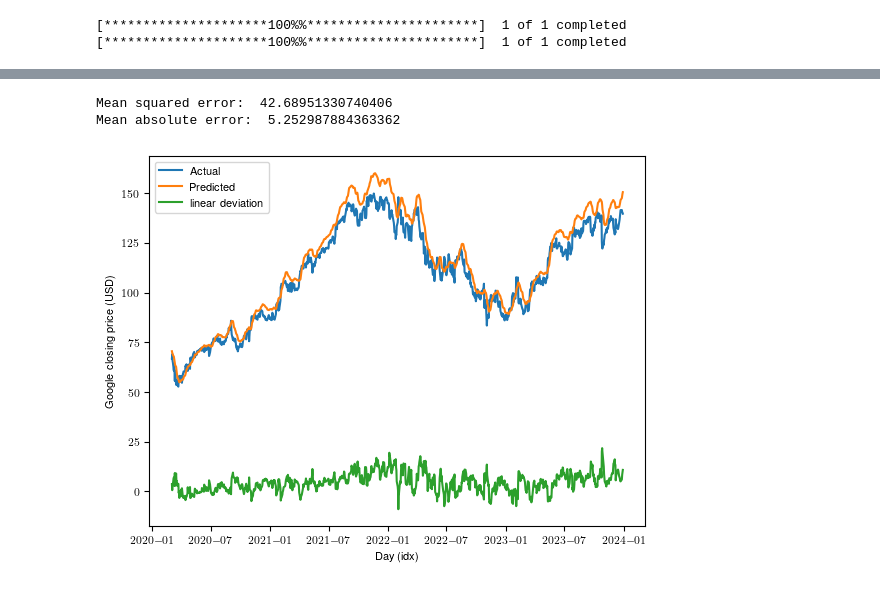
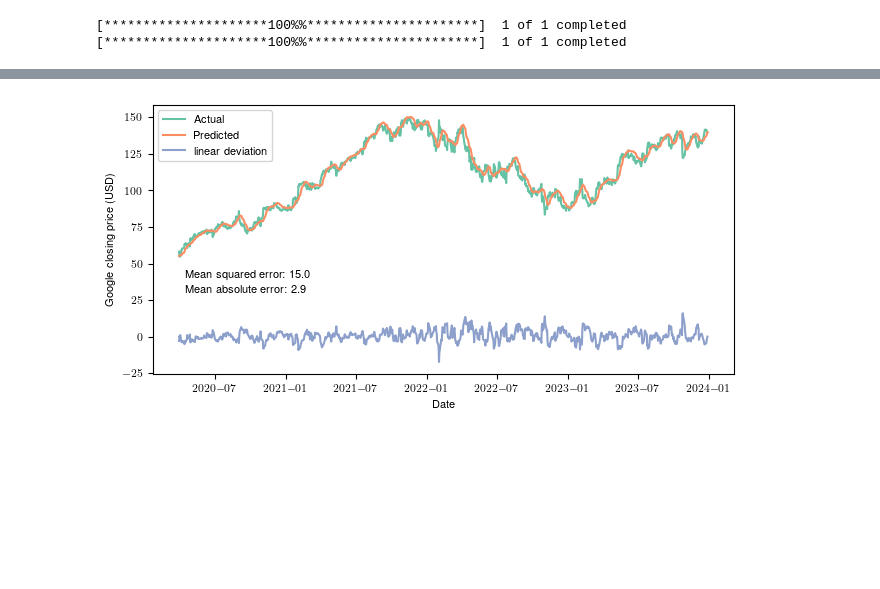
Before and after one commit to jthoenniss/ML-StockAnalysis, a Jupyter notebook: notebooks/ML_stocks.ipynb, the cells around one changed output, grey strips where cells are left out. Cells and saved outputs as stored; diff of their text form; code cells hidden in the pictures; blank space fills up the shorter version.

```diff
--- a/notebooks/ML_stocks.ipynb
+++ b/notebooks/ML_stocks.ipynb
@@ -54,6 +56,6 @@ nasdaq_100_training_scaled, nasdaq_100_test_scaled = preprocessor.pre_process_ma
 # %%
-# Sequence generation
-sequence_length = 10  # Length of input sequences
+#prepare training data
+sequence_length = 30  # Length of input sequences
 batch_size = 32
 
 # Generate input sequences
@@ -119,0 +65,6 @@ Epoch 10/10
+# %%
+#build the model with parameters adapted to training data
+model = SequenceModel(training_data=training_data).compile_model()
+
+#train the model
+model.fit(epochs=10, batch_size=32)
@@ -163,29 +117,25 @@ mae = np.mean(np.abs(test_targets - predictions))
 # %%
 # Visualize the results
 
 #Set global plot parameters
 plt.rcParams.update({"text.usetex": True, "font.family": "Helvetica", "font.size": 8})
 
-fig, (ax1) = plt.subplots(1)
+fig, axs = plt.subplots(1, 1, figsize=(7.5, 3.5))
+cmap_set1 = plt.get_cmap("Set2")
+cmap_set2 = plt.get_cmap("Reds")
+
 
 dates_array = google.index.to_numpy()[-len(predictions):]
-ax1.plot(dates_array, test_targets, label="Actual")
-ax1.plot(dates_array,predictions, label="Predicted")
-ax1.plot(dates_array,(predictions-test_targets), label="linear deviation")
-#ax1.plot(((predictions-test_targets)**2), label="square deviation")
-ax1.legend()
+axs.plot(dates_array, test_targets, color=cmap_set1(0), label="Actual")
+axs.plot(dates_array,predictions, color=cmap_set1(1), label="Predicted")
+axs.plot(dates_array,(predictions-test_targets),color=cmap_set1(2), label="linear deviation")
+axs.legend()
 
-ax1.set_xlabel("Day (idx)")
-ax1.set_ylabel("Google closing price (USD)")
+axs.set_xlabel("Date")
+axs.set_ylabel("Google closing price (USD)")
+axs.text(dates_array[10],40,f"Mean squared error: {np.round(mse,1)}")
+axs.text(dates_array[10],30,f"Mean absolute error: {np.round(mae,1)}")
 
-#ax1.set_ylim(top = 1.1* np.max(predictions))
-print("Mean squared error: ", mse)
-print("Mean absolute error: ", mae)
-# ax2.plot(mse, label='Mean Squared Error')
-# ax2.legend()
-
-#plt.show()
+plt.savefig(f"../plots/google_close_seq_length={sequence_length}.pdf", bbox_inches='tight')
 # %% [output]
-Mean squared error:  42.68951330740406
-Mean absolute error:  5.252987884363362
-[figure, old version]
+[figure, new version]
```
Also changed, not shown: parts of 8 cells of this notebook, 6 other files.
